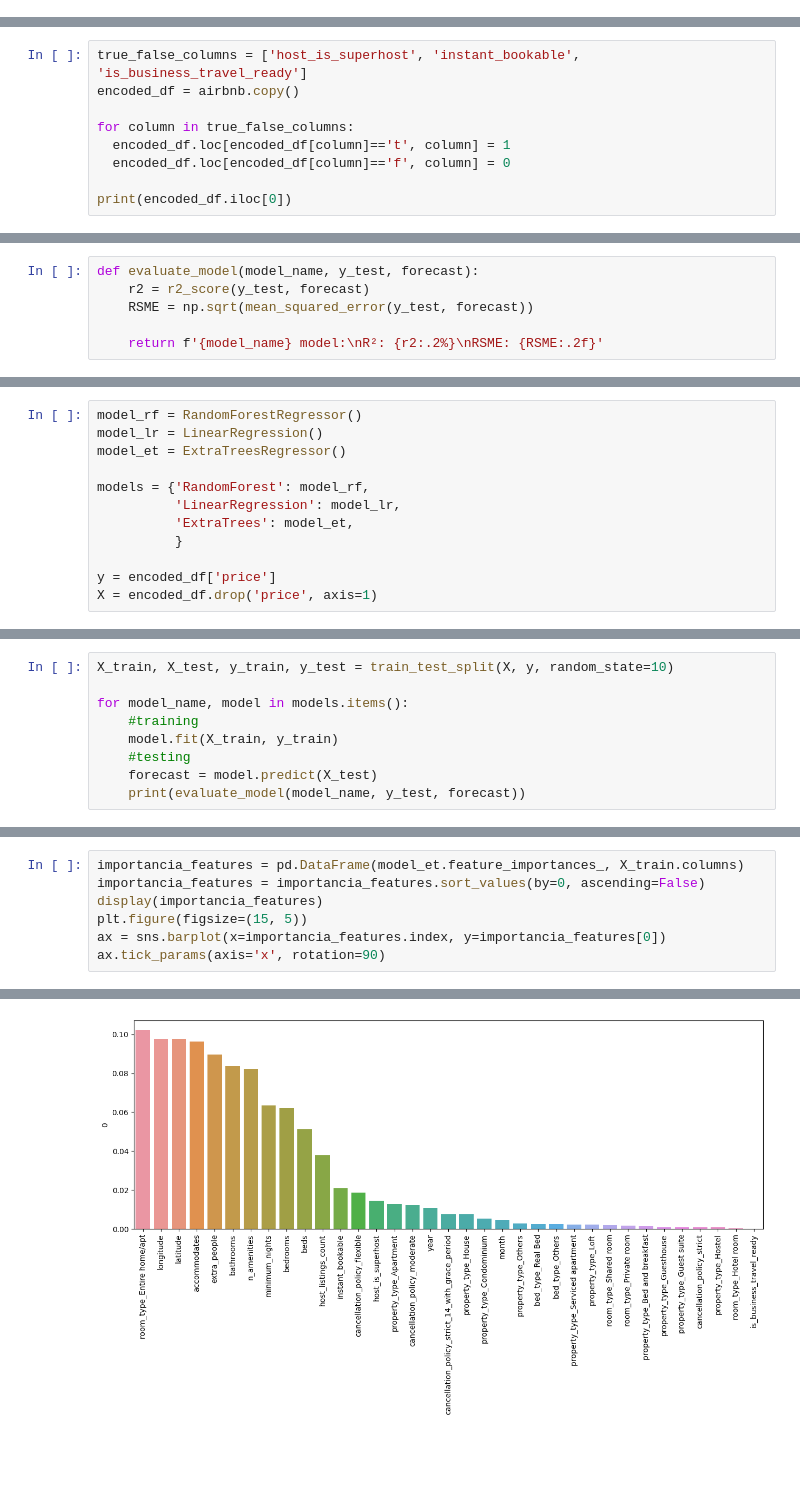
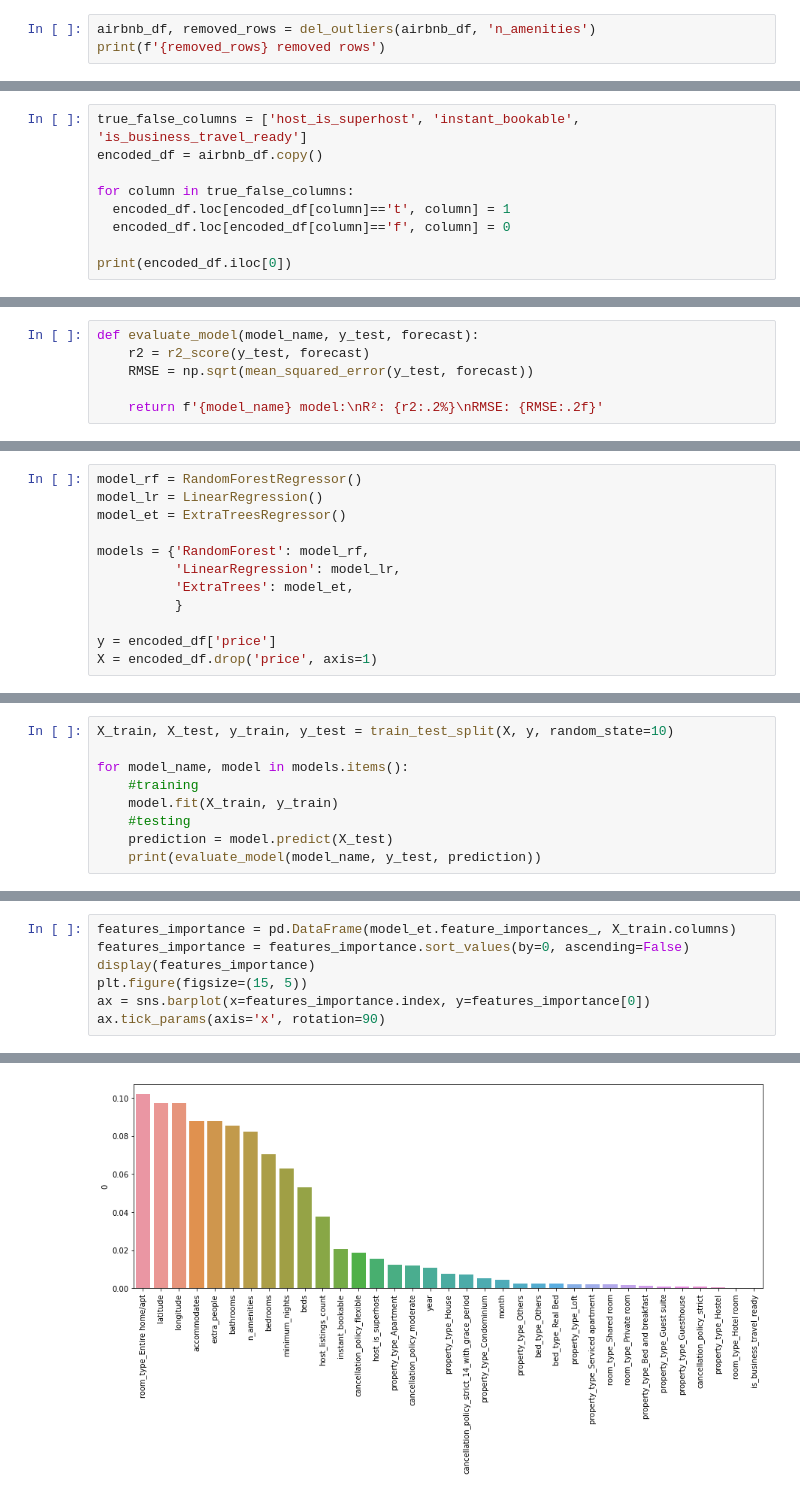
Before and after one commit to franciscocezar/airbnb_project, a Jupyter notebook: rent_prices_airbnb_RJ.ipynb, the cells around one changed output, grey strips where cells are left out. Saved outputs shown, nothing was run; the diff lists cells and outputs as text; blank space fills up the shorter version.

```diff
--- a/rent_prices_airbnb_RJ.ipynb
+++ b/rent_prices_airbnb_RJ.ipynb
@@ -357,0 +604,3 @@ None
+# %%
+airbnb_df, removed_rows = del_outliers(airbnb_df, 'n_amenities')
+print(f'{removed_rows} removed rows')
@@ -390,6 +629,6 @@ dtype: object
 # %%
 true_false_columns = ['host_is_superhost', 'instant_bookable', 'is_business_travel_ready']
-encoded_df = airbnb.copy()
+encoded_df = airbnb_df.copy()
 
 for column in true_false_columns:
   encoded_df.loc[encoded_df[column]=='t', column] = 1
@@ -433,6 +681,6 @@ display(encoded_df.head())
 # %%
 def evaluate_model(model_name, y_test, forecast):
     r2 = r2_score(y_test, forecast)
-    RSME = np.sqrt(mean_squared_error(y_test, forecast))
+    RMSE = np.sqrt(mean_squared_error(y_test, forecast))
 
-    return f'{model_name} model:\nR²: {r2:.2%}\nRSME: {RSME:.2f}'
+    return f'{model_name} model:\nR²: {r2:.2%}\nRMSE: {RMSE:.2f}'
@@ -457,7 +723,7 @@ for model_name, model in models.items():
     #training
     model.fit(X_train, y_train)
     #testing
-    forecast = model.predict(X_test)
-    print(evaluate_model(model_name, y_test, forecast))
+    prediction = model.predict(X_test)
+    print(evaluate_model(model_name, y_test, prediction))
 # %% [output]
 RandomForest model:
@@ -476,9 +751,9 @@ RSME: 42.95
 # %%
-importancia_features = pd.DataFrame(model_et.feature_importances_, X_train.columns)
-importancia_features = importancia_features.sort_values(by=0, ascending=False)
-display(importancia_features)
+features_importance = pd.DataFrame(model_et.feature_importances_, X_train.columns)
+features_importance = features_importance.sort_values(by=0, ascending=False)
+display(features_importance)
 plt.figure(figsize=(15, 5))
-ax = sns.barplot(x=importancia_features.index, y=importancia_features[0])
+ax = sns.barplot(x=features_importance.index, y=features_importance[0])
 ax.tick_params(axis='x', rotation=90)
 # %% [output]
 |  | 0 |
@@ -500,2 +775,2 @@ ax.tick_params(axis='x', rotation=90)
 | is_business_travel_ready | 0.000000 |
-[figure, old version]
+[figure, new version]
```
Also changed, not shown: parts of 155 cells of this notebook, 1 other file.
